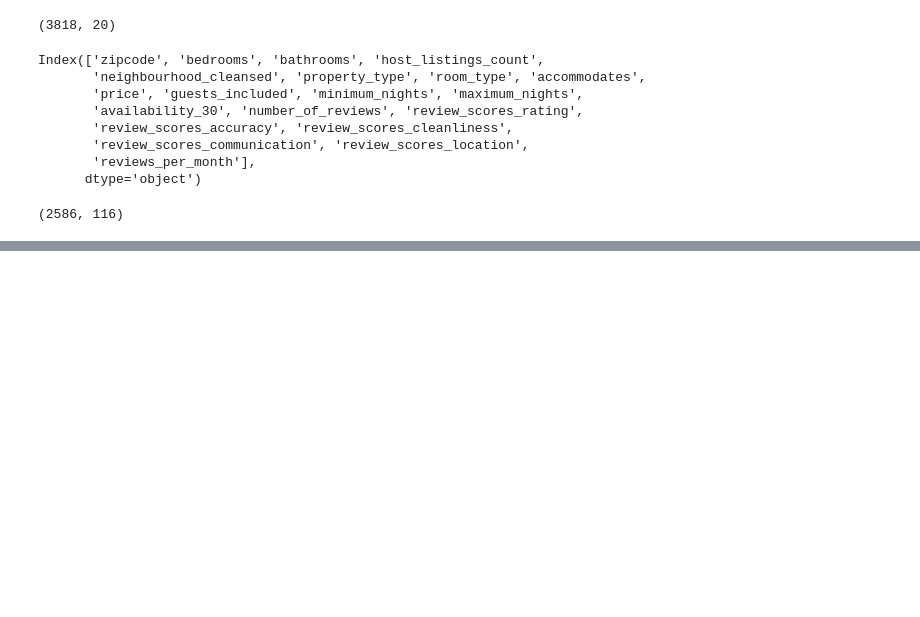
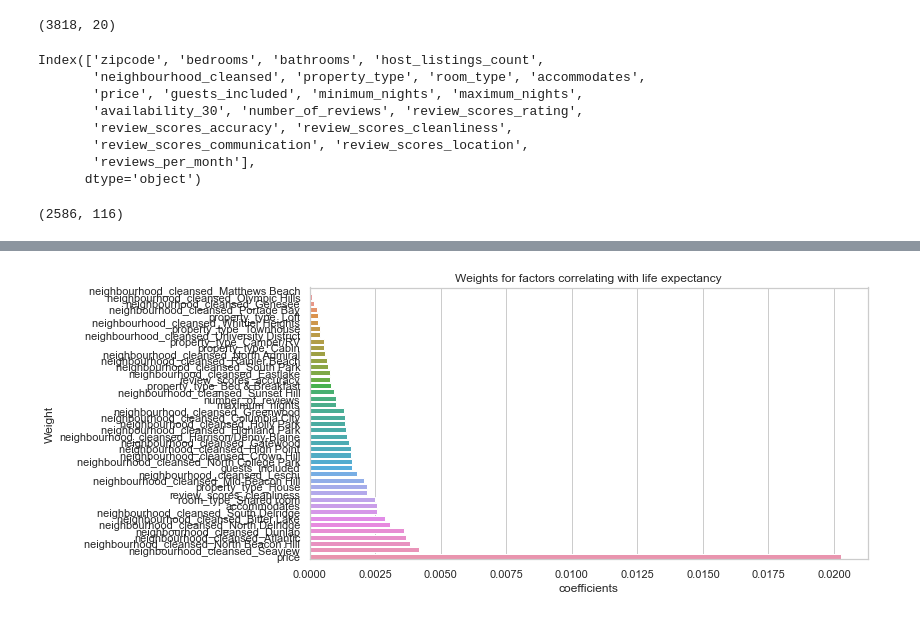
Before and after one commit to DanlBradley/AirBNB-Profit-Predictor, a Jupyter notebook: student.ipynb, the cells around one changed output, grey strips where cells are left out. Cells and saved outputs as stored; diff of their text form; code cells hidden in the pictures; blank space fills up the shorter version.

```diff
--- a/student.ipynb
+++ b/student.ipynb
@@ -715,0 +803,6 @@ print('R^2 value: {}, absolute mean error: {}'.format(score,MAE))
+# %%
+coefficients = pd.DataFrame(lr.coef_, columns = ['coefficients'])
+coefficients['values'] = list(airbnb_with_mortgages.drop(columns = 'roi').columns)
+# %%
+coefficients = coefficients.sort_values(by = 'coefficients')
+coefficients
@@ -715,0 +823,9 @@ print('R^2 value: {}, absolute mean error: {}'.format(score,MAE))
+# %%
+coefficients_filtered = coefficients.loc[(coefficients['coefficients'] >0.00)]
+plt.figure(figsize=(10,5))
+sns.barplot(y = coefficients_filtered['values'], x = coefficients_filtered['coefficients'])
+plt.title("Weights for factors correlating with life expectancy")
+plt.ylabel('Weight')
+plt.show()
+# %% [output]
+[figure, added]
```
Also changed, not shown: parts of 43 cells of this notebook, 1 other file.
